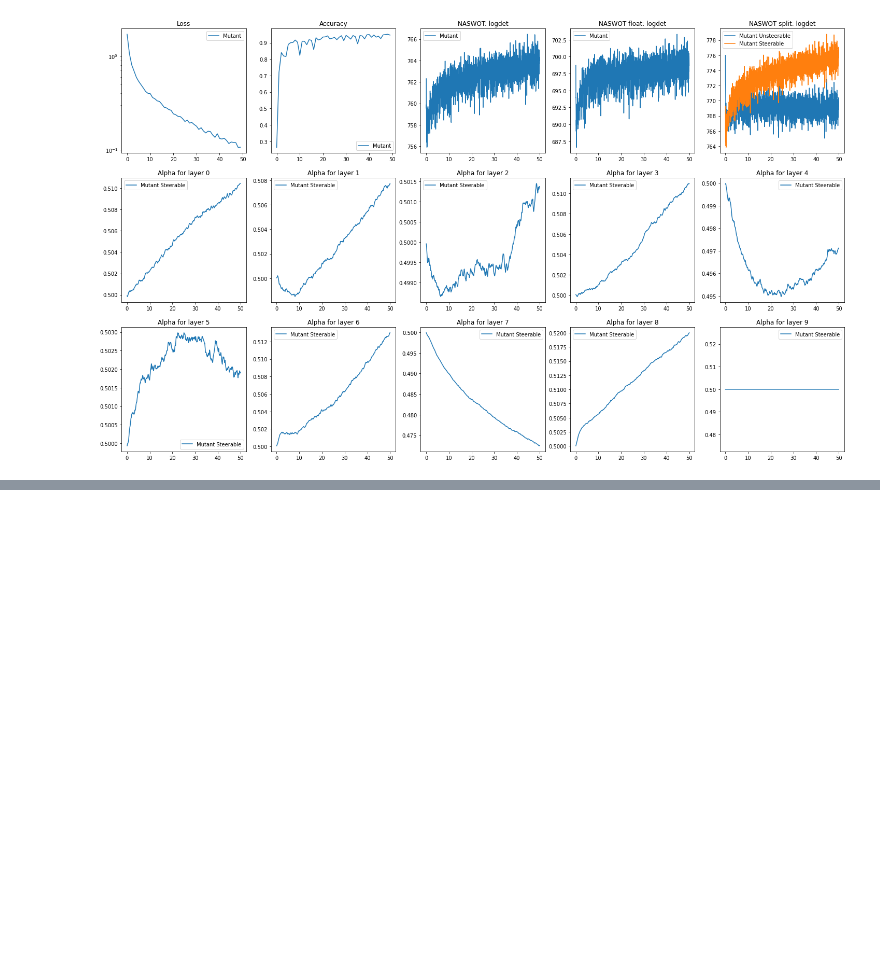
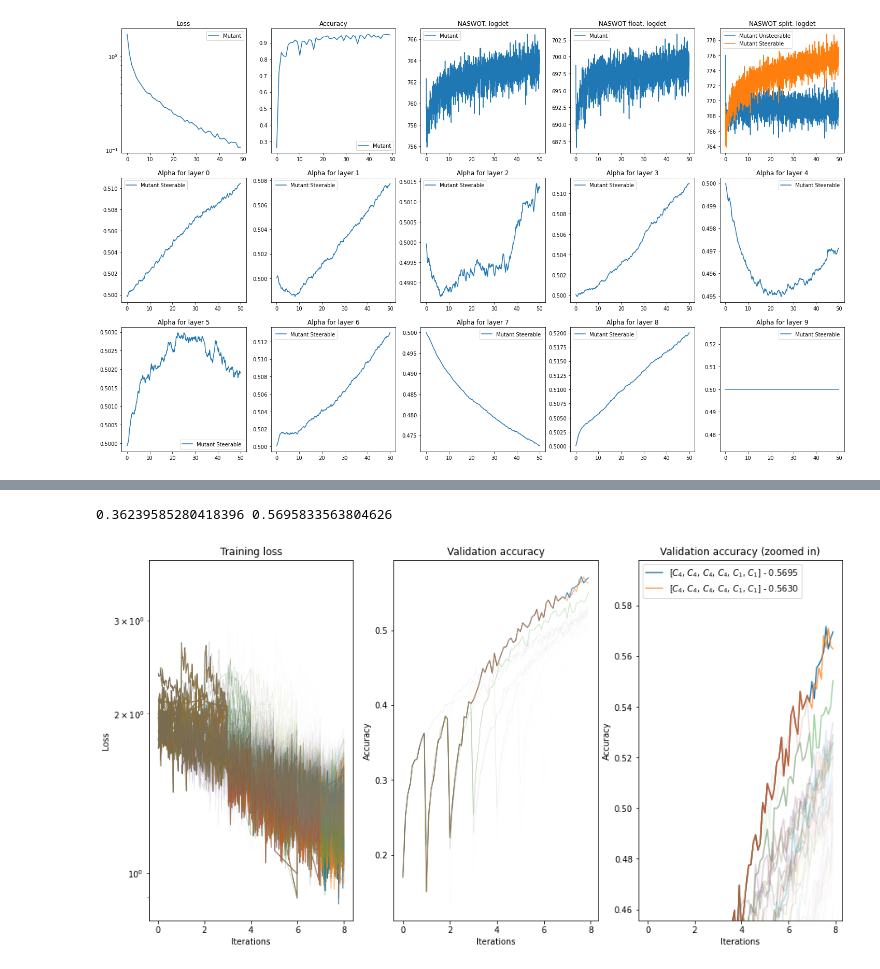
Before and after one commit to k8lion/equiNAS, a Jupyter notebook: plot.ipynb, the cells around one changed output, grey strips where cells are left out. Drawn from its saved outputs; the diff is of its cells as text; code cells hidden in the pictures; blank space fills up the shorter version.

```diff
--- a/plot.ipynb
+++ b/plot.ipynb
@@ -83,8 +83,4 @@ for l in range(10):
     ax[int(l/5)+1,l%5].set_title('Alpha for layer '+str(l))
 # %% [output]
 [figure]
-# %%
-file='logshc_2022-05-30_17:40:26'
-with open('out/'+file+'.pkl','rb') as savefile:
-    save = pickle.load(savefile)
 # %%
@@ -131,0 +137,5 @@ plt.savefig('out/'+file+'.png')
+# %%
+plothillclimb('logshc_2022-06-10_10:21:03', 0.5)
+# %% [output]
+0.36239585280418396 0.5695833563804626
+[figure, added]
```
Also changed, not shown: parts of 4 cells of this notebook, 2 other files.
